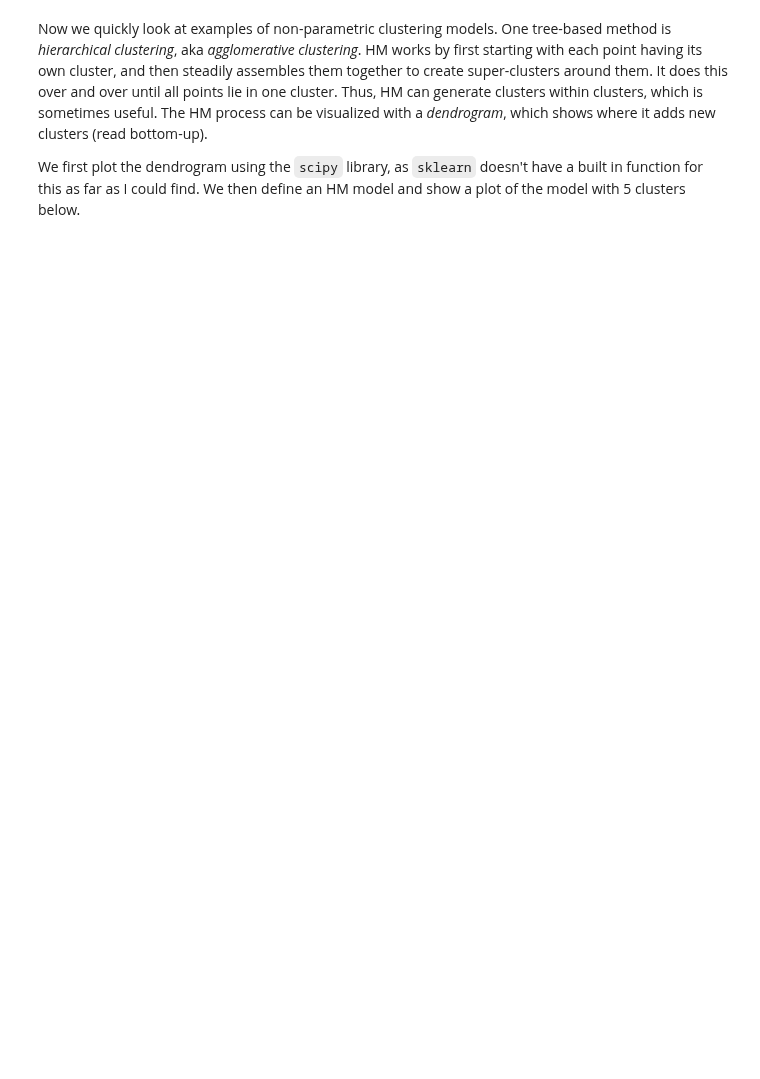
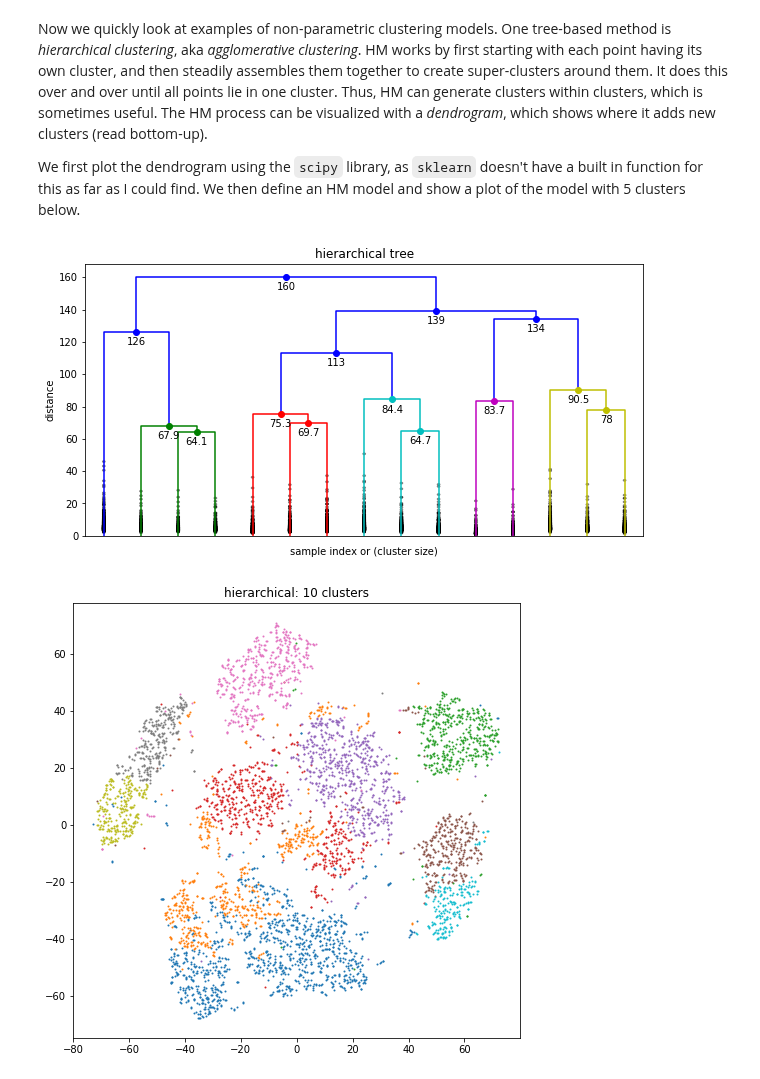
Before and after one commit to rkingery/ml_tutorials, a Jupyter notebook: clustering.ipynb, the cells around one changed output. Cells and saved outputs as stored; diff of their text form; code cells hidden in the pictures; blank space fills up the shorter version.

Commit message:
updated clustering notebook

```diff
--- a/clustering.ipynb
+++ b/clustering.ipynb
@@ -59,11 +92,7 @@ The first thing we do (mainly just for data viz purposes) is to get a t-SNE proj
 # %%
-X,y = get_data()
+X,y = get_data(5000)
 
-pca = PCA(n_components=100)
+pca = PCA(n_components=50)
 X_pca = pca.fit_transform(X)
 
-tsne = TSNE(n_components=2, init='pca')
-X_tsne = tsne.fit_transform(X_pca)
-
 print('X_pca shape:',X_pca.shape)
-print('X_tsne shape:',X_tsne.shape)
@@ -101,23 +147,16 @@ A slight varient on the GMM is the _Bayesian Gaussian Mixture Model_, aka _Varia
-# %%
-elbow_plot(X_pca,model_type='BGMM',max_clusters=30)
-model = BayesianGaussianMixture(n_components=10)
-model.fit(X_pca)
-yhat = model.predict(X_pca)
-plot_clusters(X_tsne,yhat,'BGMM')
 # %% [markdown]
 Now we quickly look at examples of non-parametric clustering models. One tree-based method is _hierarchical clustering_, aka _agglomerative clustering_. HM works by first starting with each point having its own cluster, and then steadily assembles them together to create super-clusters around them. It does this over and over until all points lie in one cluster. Thus, HM can generate clusters within clusters, which is sometimes useful. The HM process can be visualized with a _dendrogram_, which shows where it adds new clusters (read bottom-up).
 
 We first plot the dendrogram using the `scipy` library, as `sklearn` doesn't have a built in function for this as far as I could find. We then define an HM model and show a plot of the model with 5 clusters below.
 # %%
-Z = linkage(X_pca,method='single')
-plt.figure()
-dn = dendrogram(Z,p=10,truncate_mode='lastp',show_contracted=True,show_leaf_counts=False)
-plt.title('hierarchical tree')
-plt.show()
+tree_plot(X_pca,15)
 
 model = AgglomerativeClustering(n_clusters=10)
 model.fit(X_pca)
 yhat = model.labels_
 plot_clusters(X_tsne,yhat,'hierarchical')
+# %% [output]
+[figure, added]
+[figure, added]
 # %% [markdown]
 We finish up by showing the _DBSCAN_ clustering algorithm. DBSCAN works by looking for regions of high density (number of points in a given radius) and classifying them into clusters. One great thing about DBSCAN is you don't have to tell it how many clusters to find, it finds them itself. Partly because of this, DBSCAN is widely used in practice to generate robust clusters. It's great for anomaly detection as well (classify points in areas of low density as anomalies).
```
Also changed, not shown: parts of 15 cells of this notebook.
